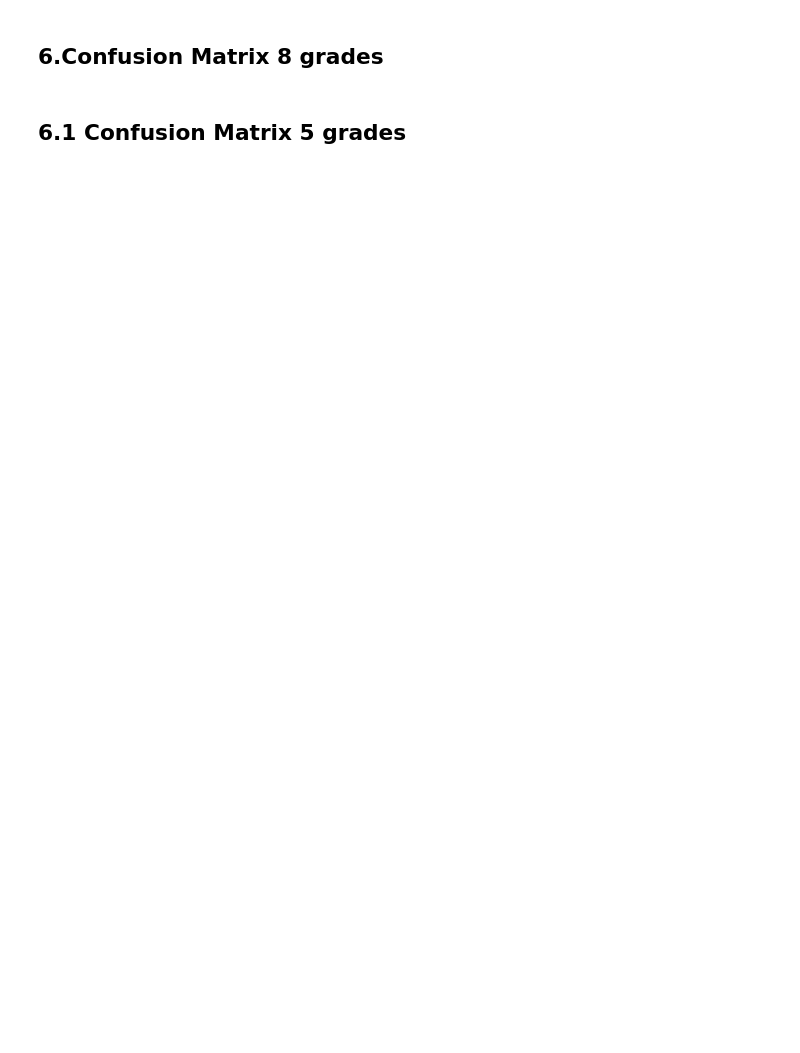
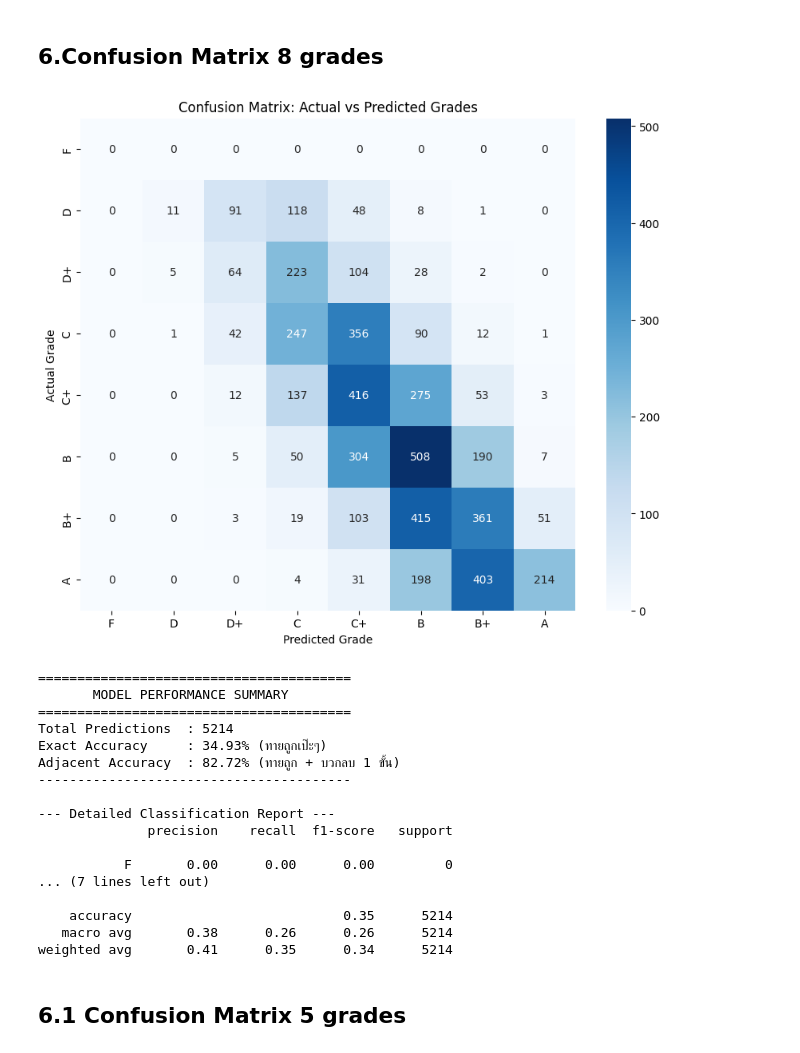
Before and after one commit to papangkorn00/ResearchProject-Experiments, a Jupyter notebook: experiments/SVD.ipynb, the cells around one changed output. Saved outputs shown, nothing was run; the diff lists cells and outputs as text; code cells hidden in the pictures; blank space fills up the shorter version.

Commit message:
feat: adjacent accuracy for 8 grades

```diff
--- a/experiments/SVD.ipynb
+++ b/experiments/SVD.ipynb
@@ -51,7 +102,10 @@ display(df_long_filtered)
 # === 3.1 Load Data into Surprise Dataset ===
 # Define rating scale (assuming grades are 1.0 to 4.0)
 reader = Reader(rating_scale=(1, 4))
-data = Dataset.load_from_df(df_long_filtered[['student_id', 'course', 'grade']], reader)
+# Normal Filtered Data
+# data = Dataset.load_from_df(df_long_filtered[['student_id', 'course', 'grade']], reader)
+# Advanced Filtered Data
+data = Dataset.load_from_df(df_final[['student_id', 'course', 'grade']], reader)
 
 # === 3.2 Split Data ===
 trainset, testset = train_test_split(data, test_size=0.30, random_state=42)
@@ -239,41 +296,89 @@ valid_labels = [score_to_letter[s] for s in valid_scores]
 
 # 2. Helper function: หาเกรดที่ใกล้ที่สุด
 def get_nearest_grade_key(pred_score):
-    # หา key (คะแนน) ที่ใกล้ที่สุด
     return min(valid_scores, key=lambda x: abs(x - pred_score))
 
 # 3. Prepare Data
 y_true_letters = []
 y_pred_letters = []
 
+correct = 0
+adjacent = 0
+total_count = len(predictions)
+
 for pred in predictions:
-    # 3.1 แปลง Actual Grade (r_ui) เป็น Letter
-    # ใช้ get_nearest_grade_key เผื่อค่า r_ui มีทศนิยมเพี้ยนเล็กน้อย
+   # 3.1 หาค่า Key (Score) ที่ใกล้ที่สุด
     true_score_key = get_nearest_grade_key(pred.r_ui)
+    pred_score_key = get_nearest_grade_key(pred.est)
+
+    # 3.2 แปลงเป็น Letter เพื่อเก็บไว้ทำ Confusion Matrix
     y_true_letters.append(score_to_letter[true_score_key])
-
-    # 3.2 แปลง Predicted Grade (est) เป็น Letter
-    pred_score_key = get_nearest_grade_key(pred.est)
     y_pred_letters.append(score_to_letter[pred_score_key])
 
+    # 3.3 คำนวณ Adjacent Accuracy
+    # หา Index ใน list เพื่อดูระยะห่างของเกรด (เช่น ห่างกัน 1 ขั้น)
+    true_idx = valid_scores.index(true_score_key)
+    pred_idx = valid_scores.index(pred_score_key)
+
+    diff = abs(true_idx - pred_idx)
+
+    # ตรงเป๊ะ
+    if diff == 0:
+        correct += 1
+
+    # ตรงเป๊ะ หรือ ห่างกันไม่เกิน 1 ขั้น (Adjacent)
+    if diff <= 1:
+        adjacent += 1
+
 # 4. Generate Confusion Matrix
-# สำคัญ: ต้องใส่ labels=valid_labels เพื่อบังคับลำดับ (D -> A)
 cm = confusion_matrix(y_true_letters, y_pred_letters, labels=valid_labels)
 
 # 5. Plot Heatmap
 plt.figure(figsize=(10, 8))
 sns.heatmap(cm, annot=True, fmt='d', cmap='Blues',
             xticklabels=valid_labels,
             yticklabels=valid_labels)
 
 plt.title('Confusion Matrix: Actual vs Predicted Grades')
 plt.xlabel('Predicted Grade')
 plt.ylabel('Actual Grade')
 plt.show()
 
 # 6. Classification Report
+print("\n" + "="*40)
+print("       MODEL PERFORMANCE SUMMARY")
+print("="*40)
+
+# คำนวณ %
+exact_acc = (correct / total_count) * 100
+adj_acc = (adjacent / total_count) * 100
+
+print(f"Total Predictions  : {total_count}")
+print(f"Exact Accuracy     : {exact_acc:.2f}% (ทายถูกเป๊ะๆ)")
+print(f"Adjacent Accuracy  : {adj_acc:.2f}% (ทายถูก + บวกลบ 1 ขั้น)")
+print("-" * 40)
+
 print("\n--- Detailed Classification Report ---")
 print(classification_report(y_true_letters, y_pred_letters, target_names=valid_labels, zero_division=0,labels=valid_labels))
+# %% [output]
+[figure, added]
+========================================
+       MODEL PERFORMANCE SUMMARY
+========================================
+Total Predictions  : 5214
+Exact Accuracy     : 34.93% (ทายถูกเป๊ะๆ)
+Adjacent Accuracy  : 82.72% (ทายถูก + บวกลบ 1 ขั้น)
+----------------------------------------
+
+--- Detailed Classification Report ---
+              precision    recall  f1-score   support
+
+           F       0.00      0.00      0.00         0
+... (7 lines left out)
+
+    accuracy                           0.35      5214
+   macro avg       0.38      0.26      0.26      5214
+weighted avg       0.41      0.35      0.34      5214
 # %% [markdown]
 ## 6.1 Confusion Matrix 5 grades
 # %%
```
Also changed, not shown: parts of 7 cells of this notebook.
